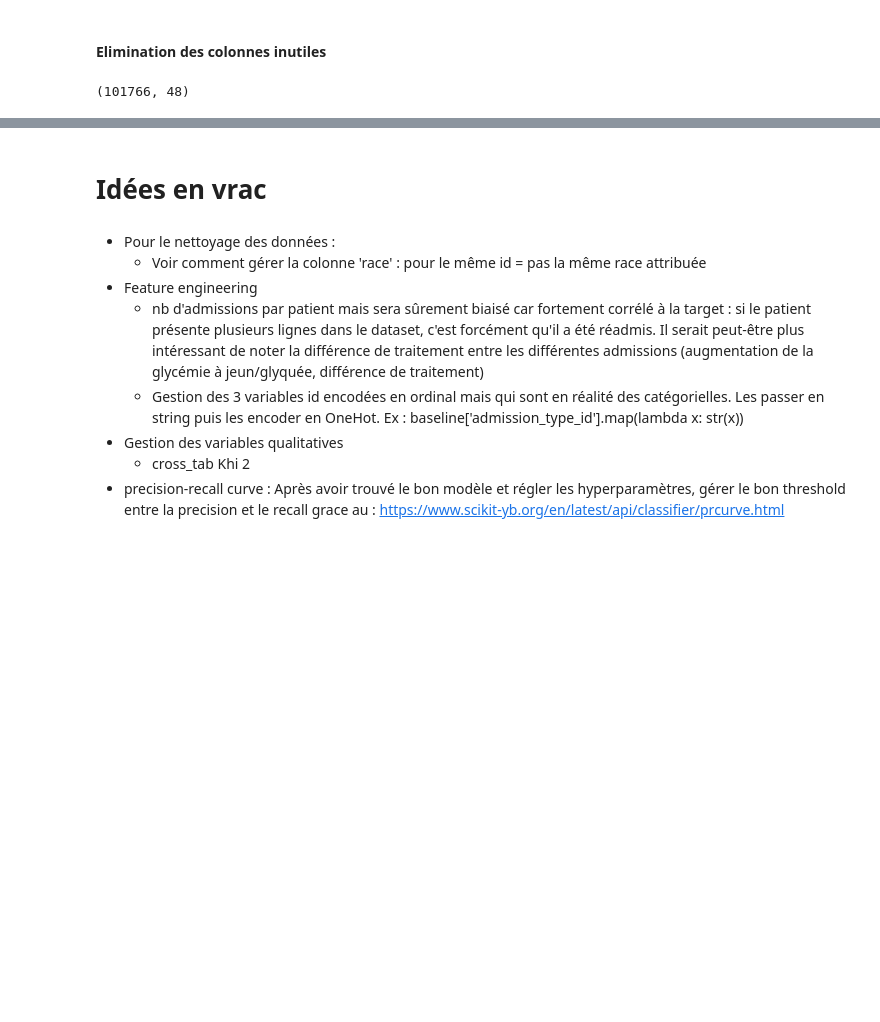
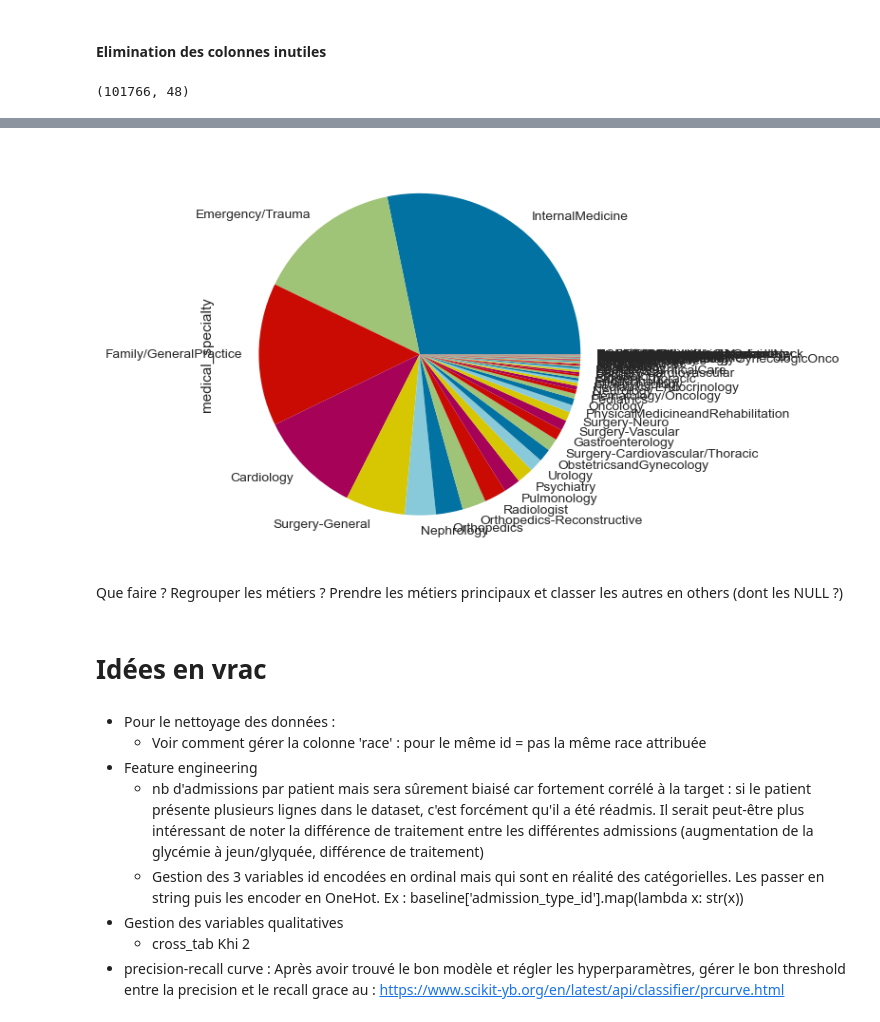
Before and after one commit to Gwendelina/130US_diabete, a Jupyter notebook: 130US_diabete.ipynb, the cells around one changed output, grey strips where cells are left out. Cells and saved outputs as stored; diff of their text form; code cells hidden in the pictures; blank space fills up the shorter version.

```diff
--- a/130US_diabete.ipynb
+++ b/130US_diabete.ipynb
@@ -905,0 +1125,7 @@ df.shape
+# %%
+df['medical_specialty'].value_counts().plot.pie()
+plt.show()
+# %% [output]
+[figure, added]
+# %% [markdown]
+Que faire ? Regrouper les métiers ? Prendre les métiers principaux et classer les autres en others (dont les NULL ?)
```
Also changed, not shown: parts of 47 cells of this notebook.
